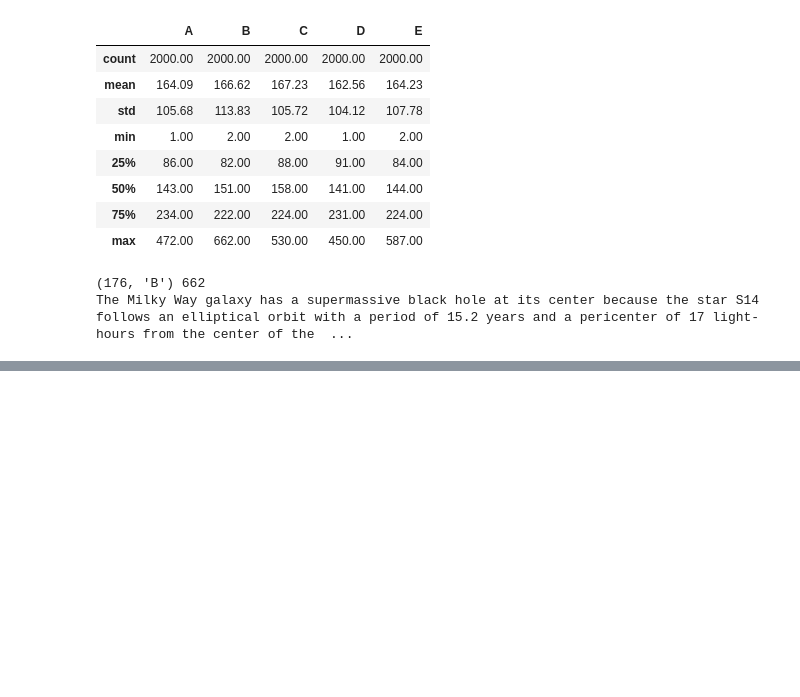
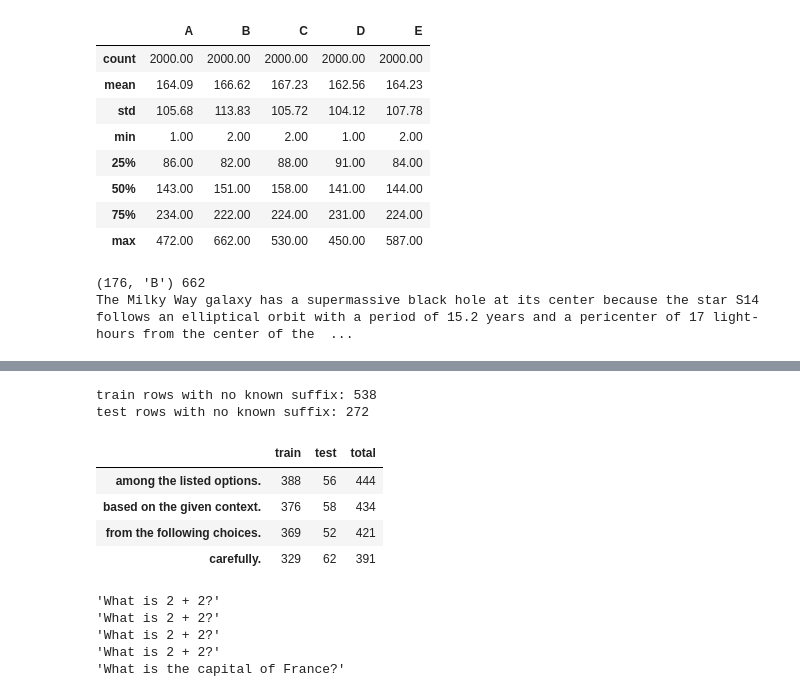
Before and after one commit to 23f2001849/dl-genai-t22026-23f2001849, a Jupyter notebook: notebooks/m1_eda.ipynb, the cells around one changed output, grey strips where cells are left out. Cells and saved outputs as stored; diff of their text form; code cells hidden in the pictures; blank space fills up the shorter version.

```diff
--- a/notebooks/m1_eda.ipynb
+++ b/notebooks/m1_eda.ipynb
@@ -78,0 +102,37 @@ The Milky Way galaxy has a supermassive black hole at its center because the sta
+# %%
+# candidate wrapper suffix frequency in raw prompts
+from src.normalize import _SUFFIXES
+suffix_freq = pd.DataFrame({
+    "train": [int(train["prompt"].str.rstrip().str.endswith(s, na=False).sum()) for s in _SUFFIXES],
+    "test": [int(test["prompt"].str.rstrip().str.endswith(s, na=False).sum()) for s in _SUFFIXES],
+}, index=_SUFFIXES)
+suffix_freq["total"] = suffix_freq["train"] + suffix_freq["test"]
+print("train rows with no known suffix:", len(train) - suffix_freq["train"].sum())
+print("test rows with no known suffix:", len(test) - suffix_freq["test"].sum())
+suffix_freq
+# %% [output]
+train rows with no known suffix: 538
+test rows with no known suffix: 272
+|  | train | test | total |
+| among the listed options. | 388 | 56 | 444 |
+| based on the given context. | 376 | 58 | 434 |
+| from the following choices. | 369 | 52 | 421 |
+| carefully. | 329 | 62 | 391 |
+# %%
+# import normalize_stem and verify on synthetic samples
+from src.normalize import normalize_stem
+samples = [
+    "Pick the best possible answer: What is 2 + 2?",
+    "What is 2 + 2? among the listed options.",
+    "Pick the best possible answer: What is 2 + 2? among the listed options.",
+    "Pick the best possible answer: Choose the correct answer: What is 2 + 2?",
+    "What is the capital of France?",
+]
+for s in samples:
+    print(repr(normalize_stem(s)))
+# %% [output]
+'What is 2 + 2?'
+'What is 2 + 2?'
+'What is 2 + 2?'
+'What is 2 + 2?'
+'What is the capital of France?'
```
Also changed, not shown: parts of 4 cells of this notebook.
